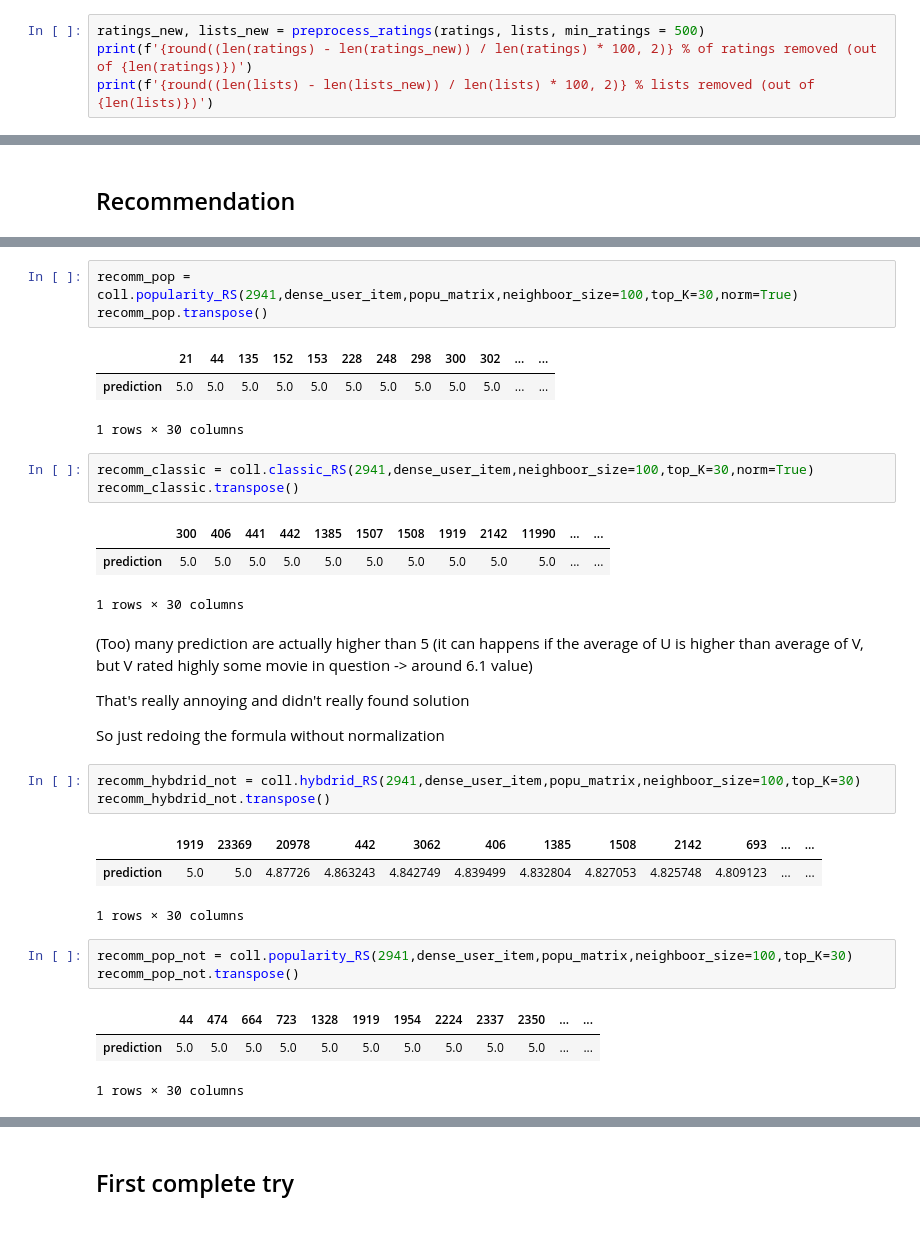
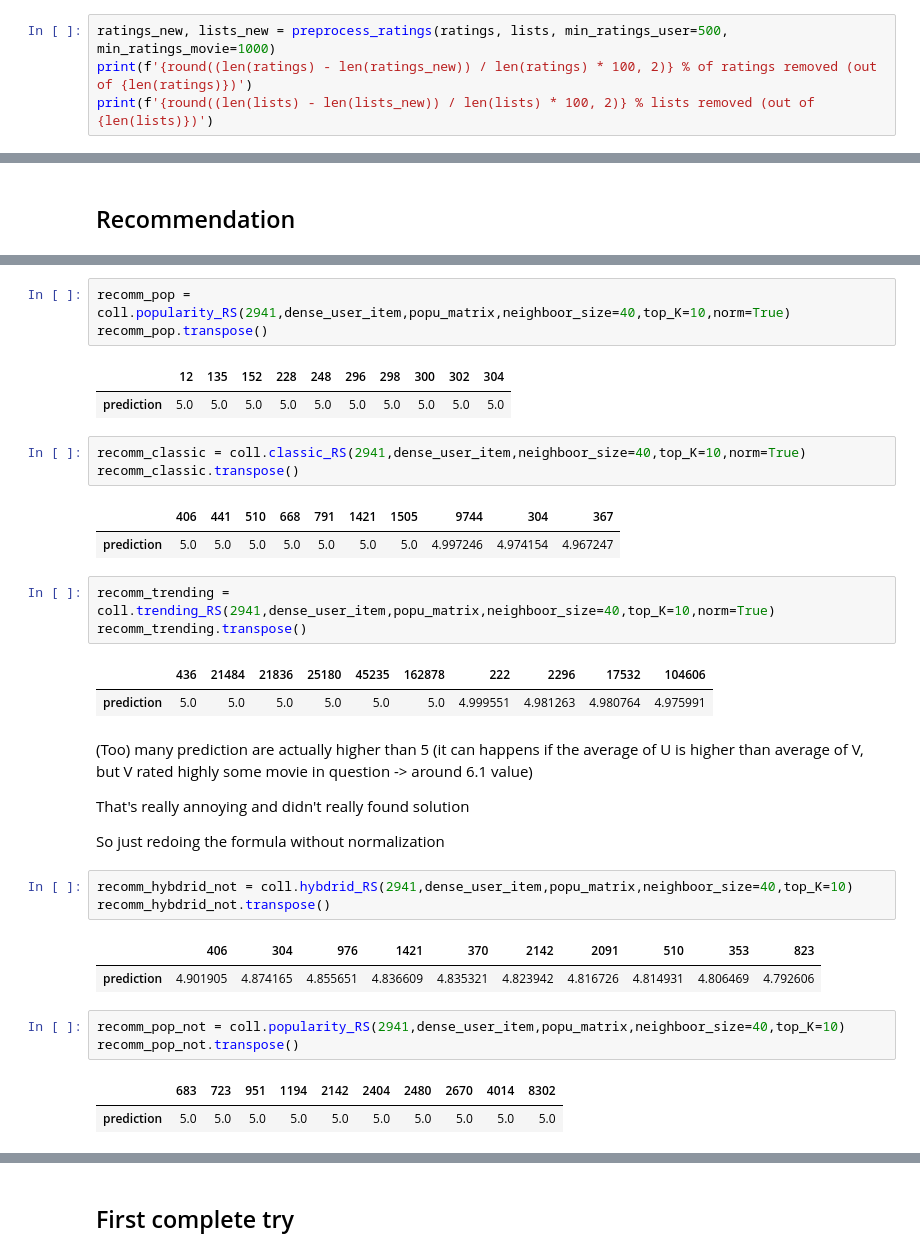
Before and after one commit to Fontanjo/SMA_Project, a Jupyter notebook: test.ipynb, the cells around one changed output, grey strips where cells are left out. Cells and saved outputs as stored; diff of their text form.

Commit message:
add names, changed parameters, add trending now

```diff
--- a/test.ipynb
+++ b/test.ipynb
@@ -16,7 +16,7 @@ ratings = load_ratings()
 movies = load_movies()
 lists = load_lists()
 # %%
-ratings_new, lists_new = preprocess_ratings(ratings, lists, min_ratings = 500)
+ratings_new, lists_new = preprocess_ratings(ratings, lists, min_ratings_user=500, min_ratings_movie=1000)
 print(f'{round((len(ratings) - len(ratings_new)) / len(ratings) * 100, 2)} % of ratings removed (out of {len(ratings)})')
 print(f'{round((len(lists) - len(lists_new)) / len(lists) * 100, 2)} % lists removed (out of {len(lists)})')
 # %% [output]
@@ -206,17 +249,21 @@ recomm_hybdrid.transpose()
 # %%
-recomm_pop = coll.popularity_RS(2941,dense_user_item,popu_matrix,neighboor_size=100,top_K=30,norm=True)
+recomm_pop = coll.popularity_RS(2941,dense_user_item,popu_matrix,neighboor_size=40,top_K=10,norm=True)
 recomm_pop.transpose()
 # %% [output]
-|  | 21 | 44 | 135 | 152 | 153 | 228 | 248 | 298 | 300 | 302 | ... | ... |
-| prediction | 5.0 | 5.0 | 5.0 | 5.0 | 5.0 | 5.0 | 5.0 | 5.0 | 5.0 | 5.0 | ... | ... |
+|  | 12 | 135 | 152 | 228 | 248 | 296 | 298 | 300 | 302 | 304 |
+| prediction | 5.0 | 5.0 | 5.0 | 5.0 | 5.0 | 5.0 | 5.0 | 5.0 | 5.0 | 5.0 |
-1 rows × 30 columns
 # %%
-recomm_classic = coll.classic_RS(2941,dense_user_item,neighboor_size=100,top_K=30,norm=True)
+recomm_classic = coll.classic_RS(2941,dense_user_item,neighboor_size=40,top_K=10,norm=True)
 recomm_classic.transpose()
 # %% [output]
-|  | 300 | 406 | 441 | 442 | 1385 | 1507 | 1508 | 1919 | 2142 | 11990 | ... | ... |
-| prediction | 5.0 | 5.0 | 5.0 | 5.0 | 5.0 | 5.0 | 5.0 | 5.0 | 5.0 | 5.0 | ... | ... |
+|  | 406 | 441 | 510 | 668 | 791 | 1421 | 1505 | 9744 | 304 | 367 |
+| prediction | 5.0 | 5.0 | 5.0 | 5.0 | 5.0 | 5.0 | 5.0 | 4.997246 | 4.974154 | 4.967247 |
-1 rows × 30 columns
+# %%
+recomm_trending = coll.trending_RS(2941,dense_user_item,popu_matrix,neighboor_size=40,top_K=10,norm=True)
+recomm_trending.transpose()
+# %% [output]
+|  | 436 | 21484 | 21836 | 25180 | 45235 | 162878 | 222 | 2296 | 17532 | 104606 |
+| prediction | 5.0 | 5.0 | 5.0 | 5.0 | 5.0 | 5.0 | 4.999551 | 4.981263 | 4.980764 | 4.975991 |
 # %% [markdown]
 (Too) many prediction are actually higher than 5 (it can happens if the average of U is higher than average of V, but V rated highly some movie in question -> around 6.1 value)
 
@@ -224,17 +271,15 @@ That's really annoying and didn't really found solution
 
 So just redoing the formula without normalization
 # %%
-recomm_hybdrid_not = coll.hybdrid_RS(2941,dense_user_item,popu_matrix,neighboor_size=100,top_K=30)
+recomm_hybdrid_not = coll.hybdrid_RS(2941,dense_user_item,popu_matrix,neighboor_size=40,top_K=10)
 recomm_hybdrid_not.transpose()
 # %% [output]
-|  | 1919 | 23369 | 20978 | 442 | 3062 | 406 | 1385 | 1508 | 2142 | 693 | ... | ... |
-| prediction | 5.0 | 5.0 | 4.87726 | 4.863243 | 4.842749 | 4.839499 | 4.832804 | 4.827053 | 4.825748 | 4.809123 | ... | ... |
+|  | 406 | 304 | 976 | 1421 | 370 | 2142 | 2091 | 510 | 353 | 823 |
+| prediction | 4.901905 | 4.874165 | 4.855651 | 4.836609 | 4.835321 | 4.823942 | 4.816726 | 4.814931 | 4.806469 | 4.792606 |
-1 rows × 30 columns
 # %%
-recomm_pop_not = coll.popularity_RS(2941,dense_user_item,popu_matrix,neighboor_size=100,top_K=30)
+recomm_pop_not = coll.popularity_RS(2941,dense_user_item,popu_matrix,neighboor_size=40,top_K=10)
 recomm_pop_not.transpose()
 # %% [output]
-|  | 44 | 474 | 664 | 723 | 1328 | 1919 | 1954 | 2224 | 2337 | 2350 | ... | ... |
-| prediction | 5.0 | 5.0 | 5.0 | 5.0 | 5.0 | 5.0 | 5.0 | 5.0 | 5.0 | 5.0 | ... | ... |
+|  | 683 | 723 | 951 | 1194 | 2142 | 2404 | 2480 | 2670 | 4014 | 8302 |
+| prediction | 5.0 | 5.0 | 5.0 | 5.0 | 5.0 | 5.0 | 5.0 | 5.0 | 5.0 | 5.0 |
-1 rows × 30 columns
 # %%
```
Also changed, not shown: parts of 35 cells of this notebook, 6 other files.
